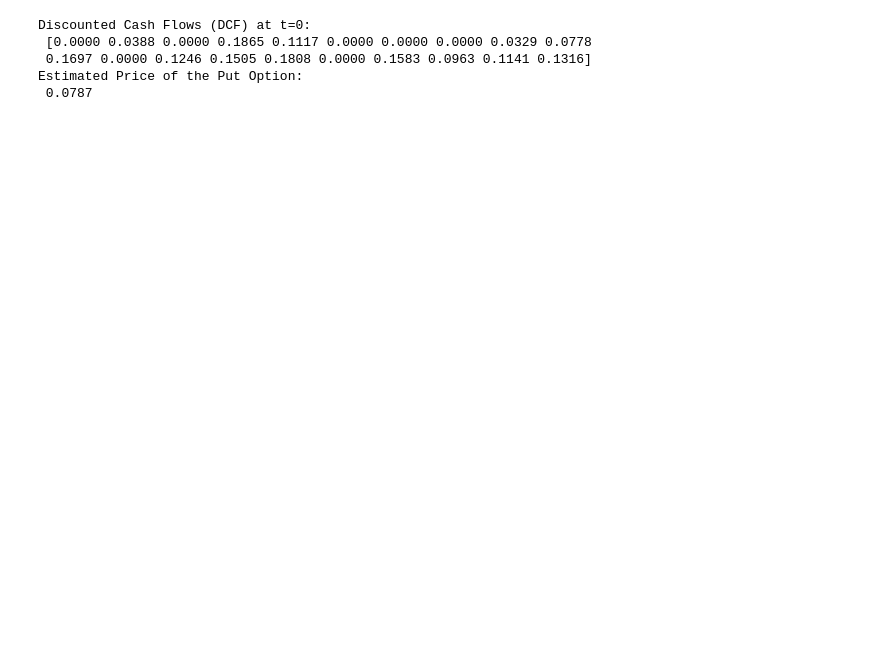
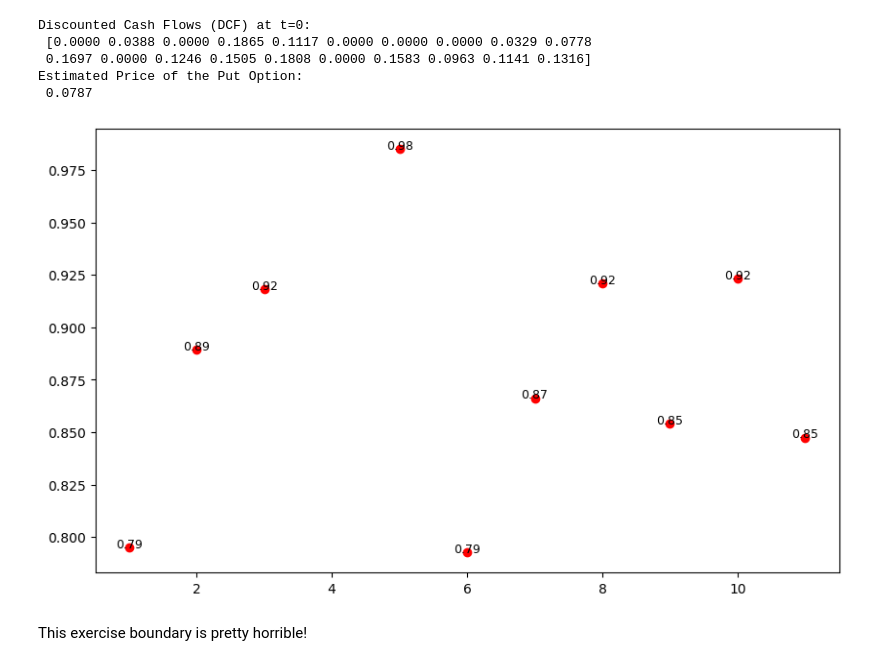
Before and after one commit to pletourneau-lsmc/LSMC_Excel, a Jupyter notebook: 3- LSMC/3.2-Extended_Example/3.2.1-Extended_example.ipynb, the cells around one changed output. Cells and saved outputs as stored; diff of their text form; code cells hidden in the pictures; blank space fills up the shorter version.

```diff
--- a/3- LSMC/3.2-Extended_Example/3.2.1-Extended_example.ipynb
+++ b/3- LSMC/3.2-Extended_Example/3.2.1-Extended_example.ipynb
@@ -102,7 +102,7 @@ print(np.array2string(payoff, formatter={'float_kind':lambda x: f"{x:.4f}"}))
 # Now we set the vector exec_t to maturity for each path
 exec_t = nt * np.ones((N,), dtype=int)  # All paths would optimally be exercised at time-step 3 (so far))
 # %%
-# Now, we can start the backward algorithm at t=T-1=2, and loop all the way back to t=1
+# Now, we can start the backward algorithm at t=nt-1, and loop all the way back to t=1
 
 # STEP 1	Discount the cash flows to time "t" based on when it's optimal to exercise for each path
 # STEP 2	Identify the ITM paths in order toregress only on ITM paths
@@ -111,6 +111,9 @@ exec_t = nt * np.ones((N,), dtype=int)  # All paths would optimally be exercised
 # STEP 5	regress to get beta
 # STEP 6	Calculate y_hat to approximate the holding value function
 # STEP 7	Update the optimal exercise time for each path
+
+# We will do one more thing, for illustration purposes, we will keep the beta coefficients for each time-step in a matrix
+betas = np.zeros((3, nt))  # Store beta coefficients for each time-step
 
 
 for t_now in range(nt-1, 0, -1):
@@ -142,12 +145,17 @@ for t_now in range(nt-1, 0, -1):
     # Perform regression to get beta coefficients
     from numpy.linalg import lstsq
     beta = lstsq(X, y, rcond=None)[0]
+    # Store the beta coefficients for this time-step
+    betas[:,t_now] = beta
     # print("Beta coefficients:\n", np.array2string(beta, formatter={'float_kind':lambda x: f"{x:.4f}"}))
+
+    # Print the current exercise times for ITM paths
+    print("Current exercise times for ITM paths:\n", exec_t[itm_paths])
 
     # STEP 6
     # Calculate y_hat to approximate the holding value function
     y_hat = X @ beta
-    print("y_hat (holding value function):\n", np.array2string(y_hat, formatter={'float_kind':lambda x: f"{x:.4f}"}))
+    print("y_hat (holding value function) for ITM paths:\n", np.array2string(y_hat, formatter={'float_kind':lambda x: f"{x:.4f}"}))
 
     # Update the payoff for exercised paths to be the current intrinsic value
     intrinsic[itm_paths] = np.maximum(K - S[itm_paths, t_now], 0)
@@ -197,3 +205,71 @@ Discounted Cash Flows (DCF) at t=0:
  0.1697 0.0000 0.1246 0.1505 0.1808 0.0000 0.1583 0.0963 0.1141 0.1316]
 Estimated Price of the Put Option:
  0.0787
+# %%
+# Now, I want to loop through the betas and locate the intersection of the polynomial with the exercise value
+# This will give use the optimal exercise boundary for this option
+
+# For each time-step, beta defines a polynomial or second degree.
+# The exercise value is polynomial of degree 1, so we can find the intersection points
+import numpy.polynomial.polynomial as P
+# Define the exercise value polynomial coefficients
+exercise_value_coeffs = [K, -1]  # Coefficients for the line y = K - x
+
+# We will keep the intersection points for each time-step
+intersection_points = []
+
+# Loop through the betas and find the intersection points
+for t in range(1, nt):
+    # Get the beta coefficients for this time-step
+    beta = betas[:, t]
+    # print(f"\nTime-Step {t} Beta Coefficients:\n", np.array2string(beta, formatter={'float_kind':lambda x: f"{x:.4f}"}))
+
+    # Define the polynomial for the option value
+    option_value_poly = P.Polynomial(beta)
+    option_execs_poly = P.Polynomial(exercise_value_coeffs)  # Second degree polynomial for the option value
+
+    # # Now, just plot both polynomials to visualize
+    # x_vals = np.linspace(0, 1, 100)  # Range for stock prices
+    # plt.figure(figsize=(10, 6))
+    # plt.plot(x_vals, option_value_poly(x_vals), label="Option Value")
+    # plt.plot(x_vals, option_execs_poly(x_vals), label="Exercise Value")
+    # plt.xlabel("Stock Price")
+    # plt.ylabel("Value")
+    # plt.title(f"Time-Step {t}: Option Value vs Exercise Value")
+    # plt.legend()
+    # plt.grid()
+    # plt.show()
+
+    # Find the intersection points
+    # The issue is with how the intersection is computed:
+    # P.polyroots expects the coefficients of the polynomial whose roots you want to find.
+    # option_value_poly - P.Polynomial(exercise_value_coeffs) returns a Polynomial object,
+    # but P.polyroots expects a 1D array of coefficients, not a Polynomial object.
+    # So you should pass (option_value_poly - option_execs_poly).coef to P.polyroots.
+
+    intersection = P.polyroots((option_value_poly - option_execs_poly).coef)
+    # print(f"Intersection Points for Time-Step {t}:\n", np.array2string(intersection, formatter={'float_kind':lambda x: f"{x:.4f}"}))
+
+    # I will only keep the intersection points where the x-coordinate is less than or equal to K
+    intersection = intersection[intersection.real <= K]
+    # If there are two intersection points, we will keep the one that is closest to K
+    if len(intersection) > 1:
+        intersection = intersection[np.abs(intersection - K).argmin()]
+    elif len(intersection) == 0:
+        intersection = np.array([])
+
+    # Keep only the real roots
+    intersection = intersection[intersection.imag == 0].real
+
+    intersection_points.append(intersection)
+
+# Now, I want to plot the intersection x-value as a function of time-step
+plt.figure(figsize=(10, 6))
+for t, intersection in enumerate(intersection_points, start=1):
+    if intersection.size > 0:
+        plt.plot(t, intersection[0], 'ro')  # Plot the intersection point
+        plt.text(t, intersection[0], f"{intersection[0]:.2f}", fontsize=9, ha='center')
+# %% [output]
+[figure, added]
+# %% [markdown]
+This exercise boundary is pretty horrible!
```
Also changed, not shown: parts of 2 cells of this notebook.
